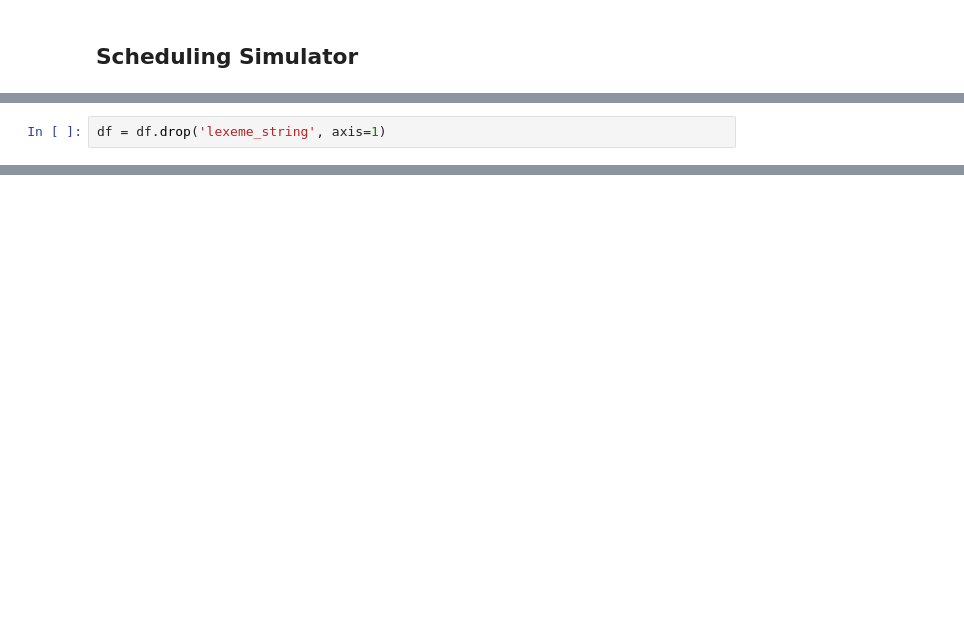
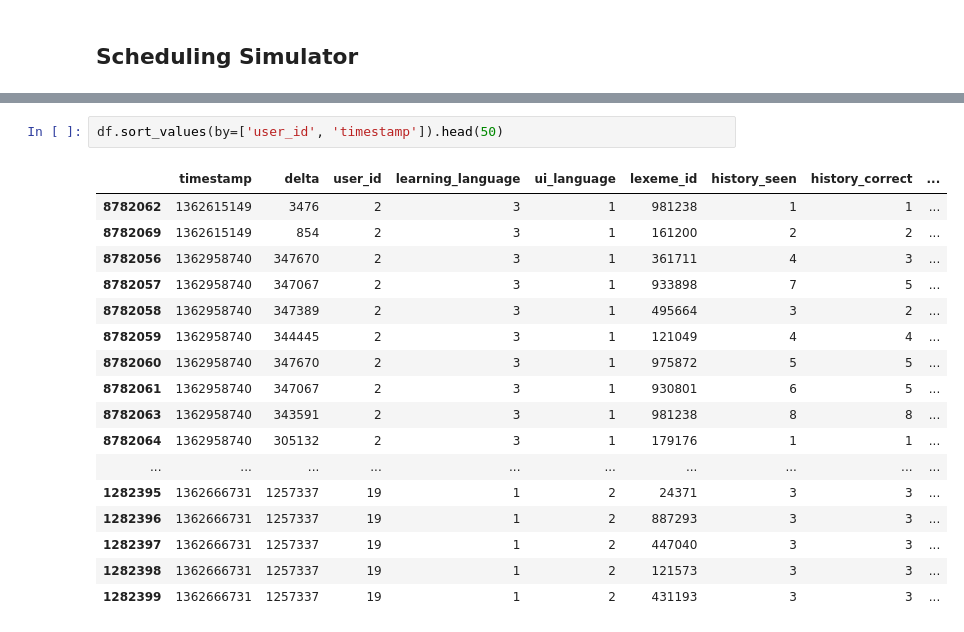
Before and after one commit to anthonybajoua/cs285_project, a Jupyter notebook: Untitled.ipynb, the cells around one changed output, grey strips where cells are left out. Cells and saved outputs as stored; diff of their text form; blank space fills up the shorter version.

```diff
--- a/Untitled.ipynb
+++ b/Untitled.ipynb
@@ -144,2 +139,0 @@ df.head()
-# %%
-df = df.drop('lexeme_string', axis=1)
@@ -147,0 +271,20 @@ df.to_csv("data/cleaned.csv", index=False)
+# %%
+df.sort_values(by=['user_id', 'timestamp']).head(50)
+# %% [output]
+|  | timestamp | delta | user_id | learning_language | ui_language | lexeme_id | history_seen | history_correct | ... |
+| 8782062 | 1362615149 | 3476 | 2 | 3 | 1 | 981238 | 1 | 1 | ... |
+| 8782069 | 1362615149 | 854 | 2 | 3 | 1 | 161200 | 2 | 2 | ... |
+| 8782056 | 1362958740 | 347670 | 2 | 3 | 1 | 361711 | 4 | 3 | ... |
+| 8782057 | 1362958740 | 347067 | 2 | 3 | 1 | 933898 | 7 | 5 | ... |
+| 8782058 | 1362958740 | 347389 | 2 | 3 | 1 | 495664 | 3 | 2 | ... |
+| 8782059 | 1362958740 | 344445 | 2 | 3 | 1 | 121049 | 4 | 4 | ... |
+| 8782060 | 1362958740 | 347670 | 2 | 3 | 1 | 975872 | 5 | 5 | ... |
+| 8782061 | 1362958740 | 347067 | 2 | 3 | 1 | 930801 | 6 | 5 | ... |
+| 8782063 | 1362958740 | 343591 | 2 | 3 | 1 | 981238 | 8 | 8 | ... |
+| 8782064 | 1362958740 | 305132 | 2 | 3 | 1 | 179176 | 1 | 1 | ... |
+| ... | ... | ... | ... | ... | ... | ... | ... | ... | ... |
+| 1282395 | 1362666731 | 1257337 | 19 | 1 | 2 | 24371 | 3 | 3 | ... |
+| 1282396 | 1362666731 | 1257337 | 19 | 1 | 2 | 887293 | 3 | 3 | ... |
+| 1282397 | 1362666731 | 1257337 | 19 | 1 | 2 | 447040 | 3 | 3 | ... |
+| 1282398 | 1362666731 | 1257337 | 19 | 1 | 2 | 121573 | 3 | 3 | ... |
+| 1282399 | 1362666731 | 1257337 | 19 | 1 | 2 | 431193 | 3 | 3 | ... |
```
Also changed, not shown: parts of 21 cells of this notebook.
